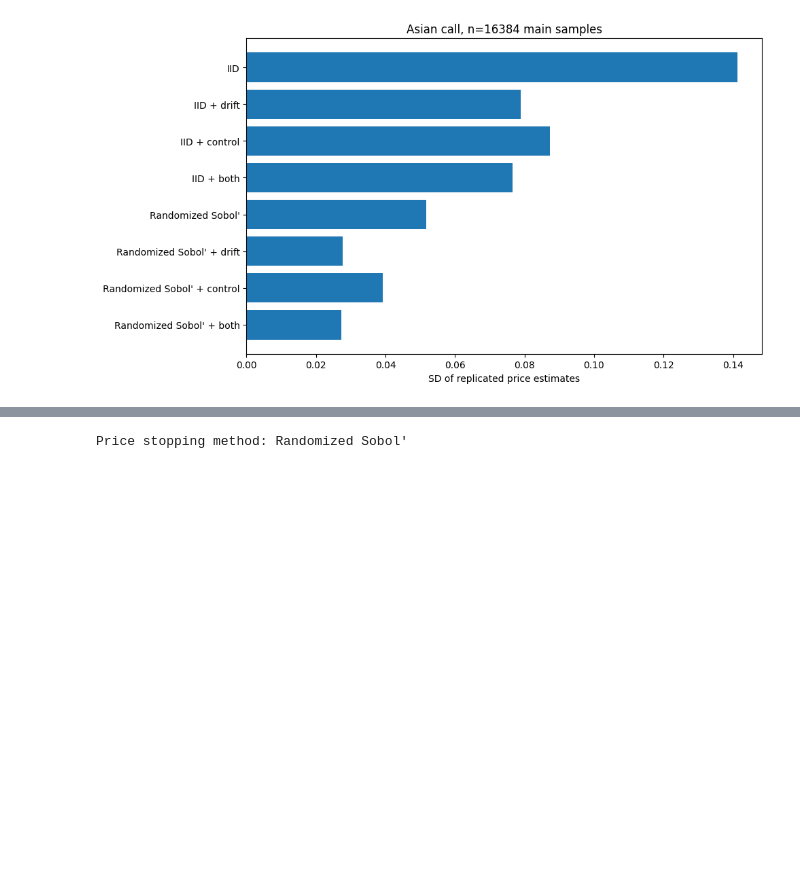
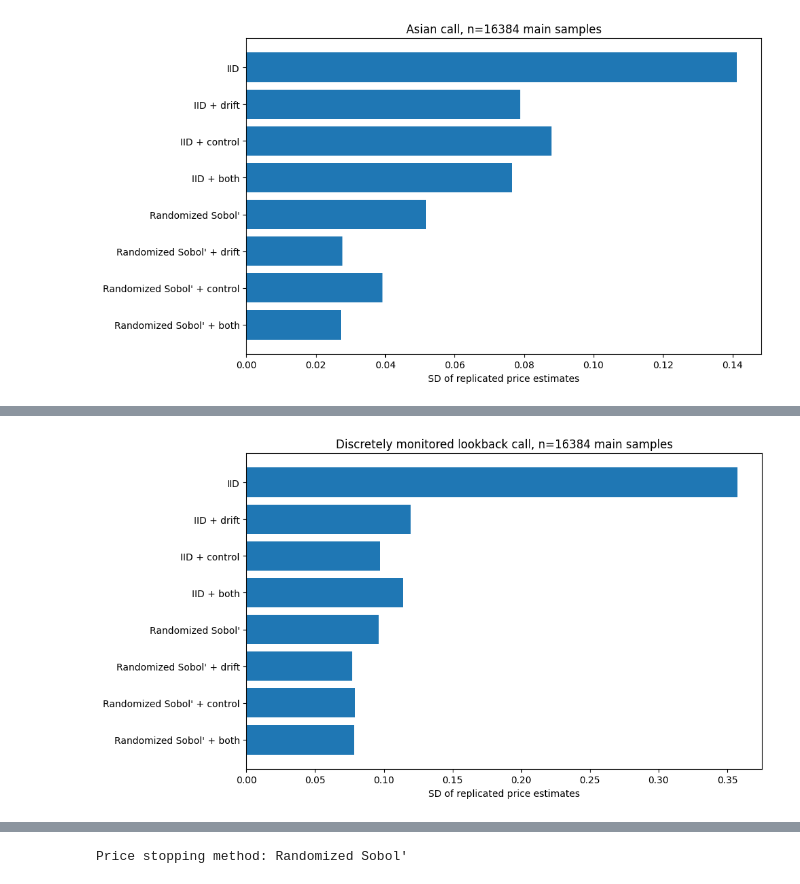
Before and after one commit to fjhickernell/MATH565Fall2026, a Jupyter notebook: notebooks/performance/AsianOptionVarianceReduction.ipynb, the cells around one changed output, grey strips where cells are left out. Drawn from its saved outputs; the diff is of its cells as text; code cells hidden in the pictures; blank space fills up the shorter version.

```diff
--- a/notebooks/performance/AsianOptionVarianceReduction.ipynb
+++ b/notebooks/performance/AsianOptionVarianceReduction.ipynb
@@ -156,7 +185,7 @@ Here importance sampling uses the identity map with a nonconstant correction $w_
 # %%
 pilot=qp.IIDStdUniform(d, seed=2026)(2**14)
-def pilot_beta(theta):
-    a,c=payoffs(pilot,theta)
+def pilot_beta(theta, option="ASIAN", uniforms=None):
+    a,c=payoffs(pilot if uniforms is None else uniforms,theta,option=option)
     return np.cov(a,c,ddof=1)[0,1]/np.var(c,ddof=1)
 
 for theta in [0.0,1.0]:
@@ -232,17 +330,11 @@ QMCPy’s `FinancialOption(option="LOOKBACK")` composes the same Cholesky Browni
 # %%
 lookback_option = qp.FinancialOption(qp.IIDStdUniform(d),
                                      option="LOOKBACK", **option_params)
+# Check the path-payoff implementation against QMCPy's discounted payoff.
+lookback_check, _ = payoffs(pilot[:256], option="LOOKBACK")
+np.testing.assert_allclose(lookback_check, lookback_option.f(pilot[:256]).reshape(-1),
+                           rtol=1e-12, atol=1e-12)
 
-lookback_results = {}
-for label in ["IID", LD_LABEL]:
-    prices = []
-    for rep in range(repetitions):
-        seed = 3320+rep
-        sampler = (qp.IIDStdUniform(d, seed=seed) if label == "IID"
-                   else ld_sampler(d, seed=seed))
-        prices.append(lookback_option.f(sampler(n)).mean())
-    lookback_results[label] = np.asarray(prices)
-for label, prices in lookback_results.items():
-    print(f"{label:17s}: lookback price {prices.mean():.5f}, replication SD {prices.std(ddof=1):.5f}")
-assert all(np.all(np.isfinite(v)) for v in lookback_results.values())
+lookback_results, lookback_seconds = compare_prices("LOOKBACK", 3320)
+price_table(lookback_results, lookback_seconds)
 # %% [output]
@@ -250,0 +351,11 @@ Randomized Sobol': lookback price 34.06853, replication SD 0.09614
+# %%
+fig, ax = plt.subplots(figsize=(10, 5.6))
+names = list(lookback_results)
+sd = [lookback_results[name].std(ddof=1) for name in names]
+ax.barh(names, sd)
+ax.invert_yaxis()
+ax.set(xlabel="SD of replicated price estimates",
+       title=f"Discretely monitored lookback call, n={n} main samples")
+fig.tight_layout()
+# %% [output]
+[figure, added]
```
Also changed, not shown: parts of 16 cells of this notebook, 8 other files.
